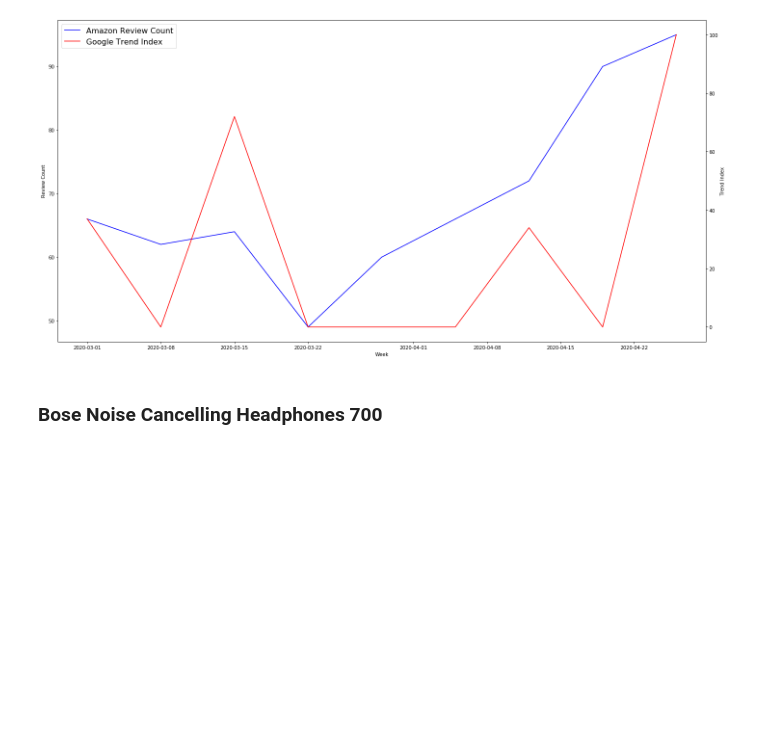
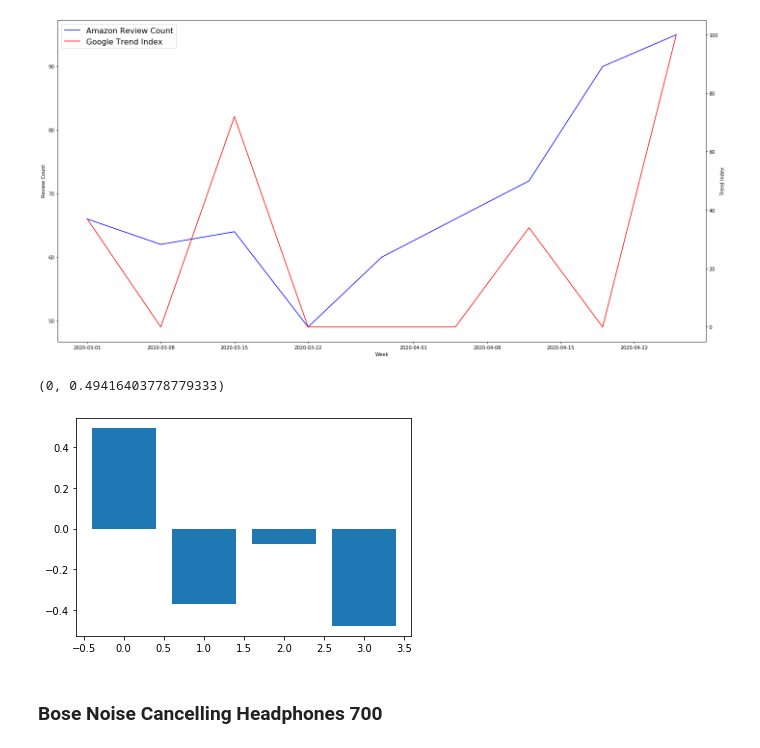
Before and after one commit to datascientistlin/AmazonReviewAnalysis, a Jupyter notebook: Draft - Lin.ipynb, the cells around one changed output. Drawn from its saved outputs; the diff is of its cells as text; code cells hidden in the pictures; blank space fills up the shorter version.

```diff
--- a/Draft - Lin.ipynb
+++ b/Draft - Lin.ipynb
@@ -625,3 +747,8 @@ df_galaxy_corr = calculate_correlation(df_galaxy)
+# %%
+visualize_correlation(df_galaxy)
+# %% [output]
+(0, 0.49416403778779333)
+[figure, added]
 # %% [markdown]
 ### Bose Noise Cancelling Headphones 700
 # %%
```
Also changed, not shown: parts of 18 cells of this notebook, 1 other file.
